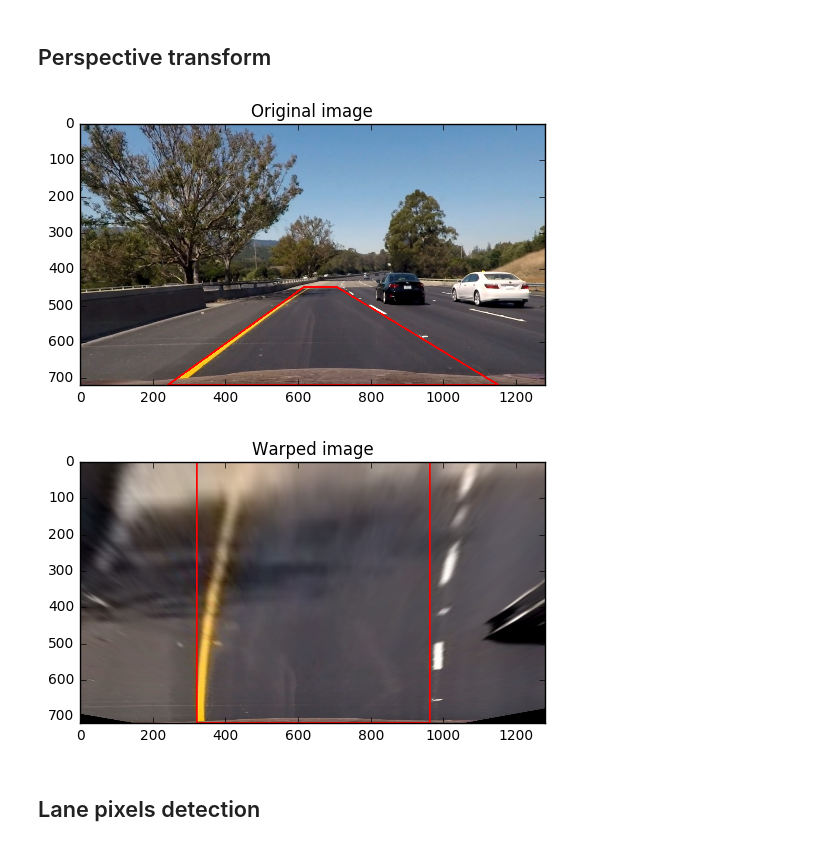
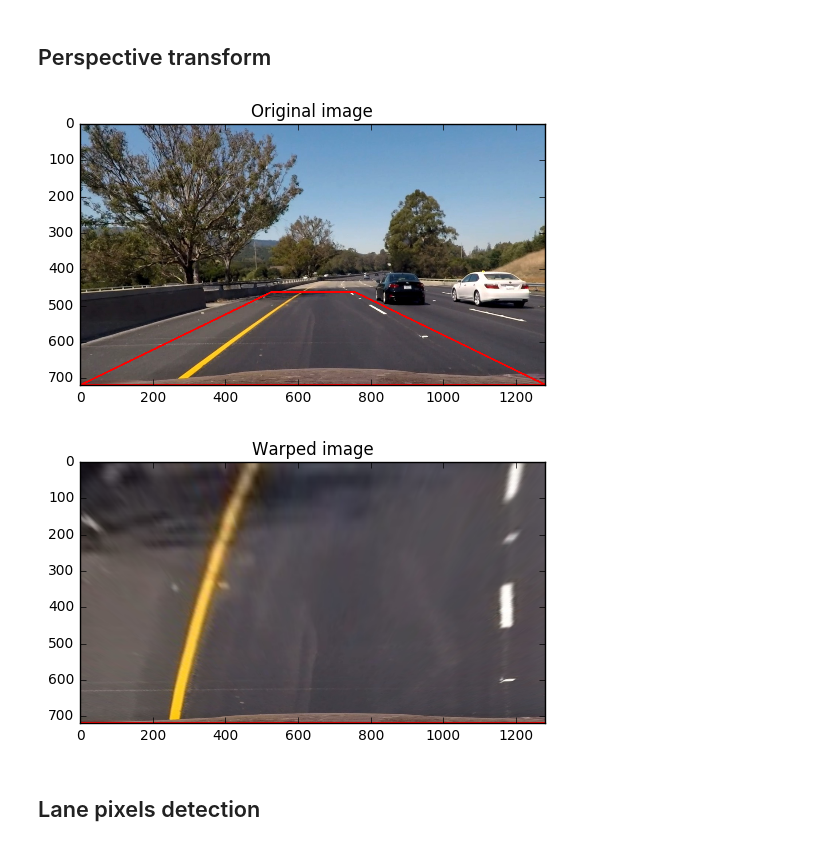
Before and after one commit to carlosgalvezp/Udacity-Self-Driving-Car-Nanodegree, a Jupyter notebook: term1/projects/p4-advanced-lane-finding/p4-advanced-lane-finding.ipynb, the cells around one changed output. Saved outputs shown, nothing was run; the diff lists cells and outputs as text; code cells hidden in the pictures.

```diff
--- a/term1/projects/p4-advanced-lane-finding/p4-advanced-lane-finding.ipynb
+++ b/term1/projects/p4-advanced-lane-finding/p4-advanced-lane-finding.ipynb
@@ -279,47 +279,48 @@ test_img = './test_images/test6.jpg'
 img = mpimg.imread(test_img)
 img = undistort_img(img);
 
-src_pts_ = ((240, img.shape[0]),
-           (1150, img.shape[0]),
-           (705, int(img.shape[0]/1.6)),
-           (615, int(img.shape[0]/1.6)))
+k = 1.55
+off = 115
+src_pts_ = ((0, img.shape[0]),
+           (img.shape[1], img.shape[0]),
+           (img.shape[1]//2 + off, int(img.shape[0]/k)),
+           (img.shape[1]//2 - off, int(img.shape[0]/k)))
 
-offset = 320
-dst_pts_ = ((offset,              img.shape[0]),
-           (img.shape[1]-offset, img.shape[0]),
-           (img.shape[1]-offset, 0),
-           (offset,              0))
+dst_pts_ = ((0,              img.shape[0]),
+           (img.shape[1], img.shape[0]),
+           (img.shape[1], 0),
+           (0,              0))
 
 
 def get_birds_eye_view(img, src_pts=src_pts_, dst_pts=dst_pts_):
     img_size = (img.shape[1], img.shape[0])
 
     M    = cv2.getPerspectiveTransform(np.float32(src_pts), np.float32(dst_pts))
     Minv = cv2.getPerspectiveTransform(np.float32(dst_pts), np.float32(src_pts))
 
     return cv2.warpPerspective(img, M, img_size, flags=cv2.INTER_LINEAR), M, Minv
 
 
 img_pts = img.copy()
 for i in range(4):
     img_pts = cv2.line(img_pts, src_pts_[i], src_pts_[(i+1)%4], color=[255,0,0], thickness=4)
 
 
 img_warped,_,_ = get_birds_eye_view(img)
 for i in range(4):
     img_warped_pts = cv2.line(img_warped, dst_pts_[i], dst_pts_[(i+1)%4], color=[255,0,0], thickness=4)
 
 plt.figure();
 plt.imshow(img_pts);
 save_doc_img(img_pts, 'persp_transform_original')
 plt.title('Original image');
 plt.figure();
 plt.imshow(img_warped_pts);
 save_doc_img(img_warped_pts, 'persp_transform_warped')
 plt.title('Warped image');
 # %% [output]
-[figure, old version]
+[figure, new version]
-[figure, old version]
+[figure, new version]
 # %% [markdown]
 ## Lane pixels detection
 # %%
```
Also changed, not shown: parts of 11 cells of this notebook, 18 other files.
